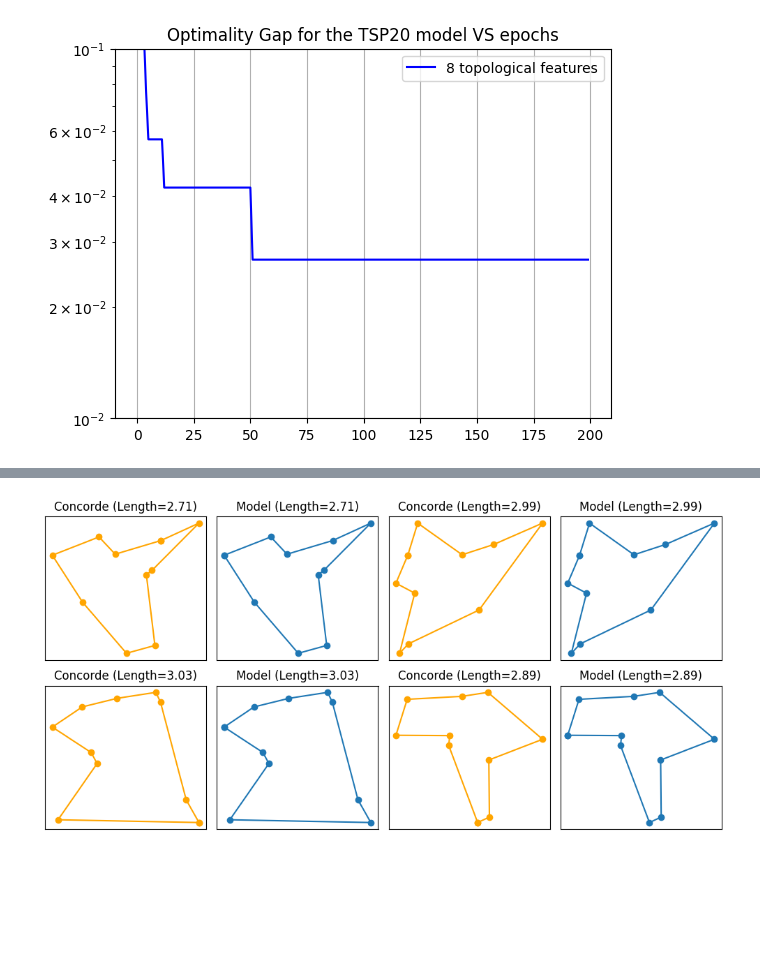
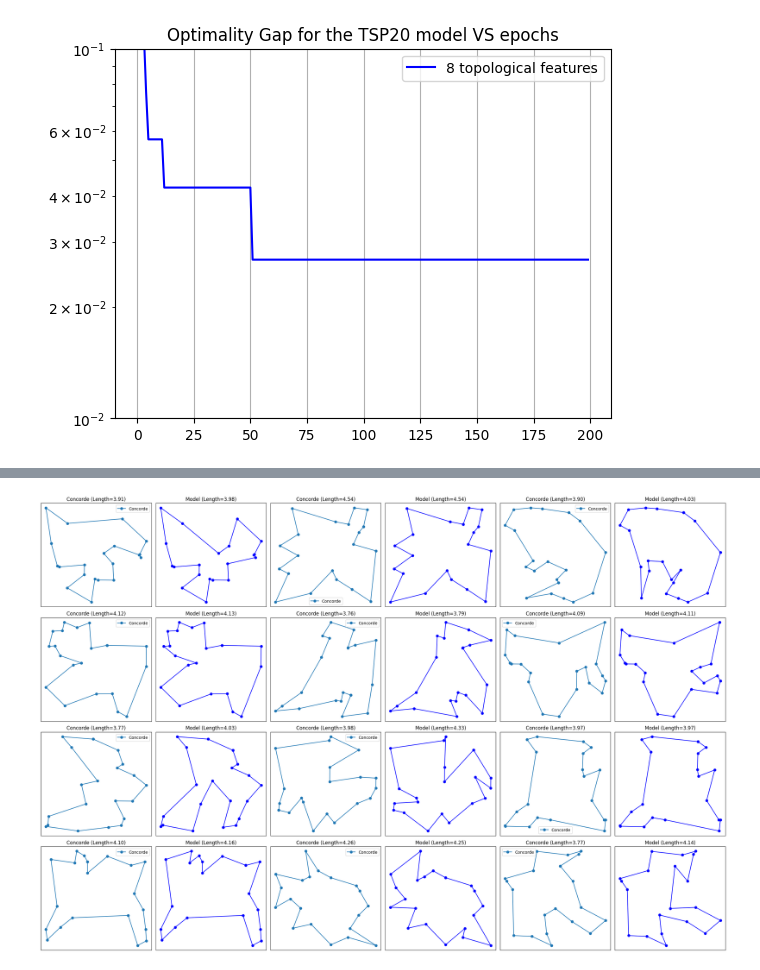
Before and after one commit to MarioAuditore/TDA-for-Travelling-Salesman, a Jupyter notebook: data_generation_and_train.ipynb, the cells around one changed output, grey strips where cells are left out. Saved outputs shown, nothing was run; the diff lists cells and outputs as text; code cells hidden in the pictures; blank space fills up the shorter version.

Commit message:
updated visualization and removed some comments

```diff
--- a/data_generation_and_train.ipynb
+++ b/data_generation_and_train.ipynb
@@ -544,44 +635,38 @@ Graphs should be fixed
 # %%
-import matplotlib.pyplot as plt
+n_tours = len(concorde_tours)
+n_cols = 2 * n_pairs
 
-Length_with_NN = compute_tour_length(x_test, tour_baseline.to('cpu'))
+fig, axs = plt.subplots(n_rows, n_cols, figsize=(8 * n_pairs, 4 * n_rows))
 
-# Create subplots
-fig, axs = plt.subplots(2, 4, figsize=(10, 5))
+for idx in range(n_tours):
+    points = np.array(x_test[idx].to('cpu'))
+    concorde_tour = concorde_tours[idx]
+    model_tour = model_tours[idx]
 
-for i in range(2):
-    for j in range(2):
-        idx = i*2 + j + 1
-        points = np.array(x_test[idx].to('cpu'))
+    # Prepare sequences for plotting
+    sequence_points_concorde = np.vstack([points[concorde_tour], points[concorde_tour][0]])  # Close the loop
+    sequence_points_model = np.vstack([points[model_tour], points[model_tour][0]])  # Close the loop
 
-        model_tour = np.array(tour_baseline[idx].to('cpu'))
+    # Calculate subplot indices for Concorde and Model plots
+    concorde_idx = idx * 2  # Even columns for Concorde
+    model_idx = idx * 2 + 1  # Odd columns for Model
 
-        # Compute Concorde tour
-        concorde_tour = TSPSolver.from_data(points[:, 0], points[:, 1], norm='GEO').solve(verbose=False).tour
-        Length_with_concorde = compute_tour_length(torch.tensor(points[None, :]), torch.tensor(concorde_tour[None, :]))
+    # Plot Concorde tour
+    ax_concorde = axs[concorde_idx // n_cols, concorde_idx % n_cols]
+    ax_concorde.plot(sequence_points_concorde[:, 0], sequence_points_concorde[:, 1], marker='o', label='Concorde')
+    ax_concorde.set_title(f'Concorde (Length={lengths_with_concorde[idx]:.2f})')
+    ax_concorde.legend()
+    ax_concorde.tick_params(axis='both', which='both', bottom=False, top=False, left=False, right=False,
+                            labelbottom=False, labelleft=False)
 
-        sequence_points_concorde = points[concorde_tour]
-        sequence_points_model = points[model_tour]
+    # Plot Model tour
+    ax_model = axs[model_idx // n_cols, model_idx % n_cols]
+    ax_model.plot(sequence_points_model[:, 0], sequence_points_model[:, 1], marker='o', color='blue', label='Model')
+    ax_model.set_title(f'Model (Length={lengths_with_nn[idx]:.2f})')
+    ax_model.tick_params(axis='both', which='both', bottom=False, top=False, left=False, right=False,
+                         labelbottom=False, labelleft=False)
 
-        # Connect last point with the first one
-        sequence_points_concorde = np.vstack([sequence_points_concorde, sequence_points_concorde[0]])
-        sequence_points_model = np.vstack([sequence_points_model, sequence_points_model[0]])
-
-        # Plot Concorde tour
-        axs[i, 2*j].plot(sequence_points_concorde[:, 0], sequence_points_concorde[:, 1], marker='o', linestyle='-', color='orange')
-        axs[i, 2*j].set_title(f'Concorde (Length={Length_with_concorde.item():.2f})')
-        axs[i, 2*j].tick_params(axis='both', which='both', bottom=False, top=False, left=False, right=False, labelbottom=False, labelleft=False)
-
-        # Plot Model tour
-        axs[i, 2*j + 1].plot(sequence_points_model[:, 0], sequence_points_model[:, 1], marker='o', linestyle='-')
-        axs[i, 2*j + 1].set_title(f'Model (Length={Length_with_NN[idx]:.2f})')
-        axs[i, 2*j + 1].tick_params(axis='both', which='both', bottom=False, top=False, left=False, right=False, labelbottom=False, labelleft=False)
-
-# Adjust layout
 plt.tight_layout()
-plt.savefig('foo.png')
-
-# Show the plot
 plt.show()
 # %% [output]
-[figure, old version]
+[figure, new version]
```
Also changed, not shown: parts of 4 cells of this notebook.
